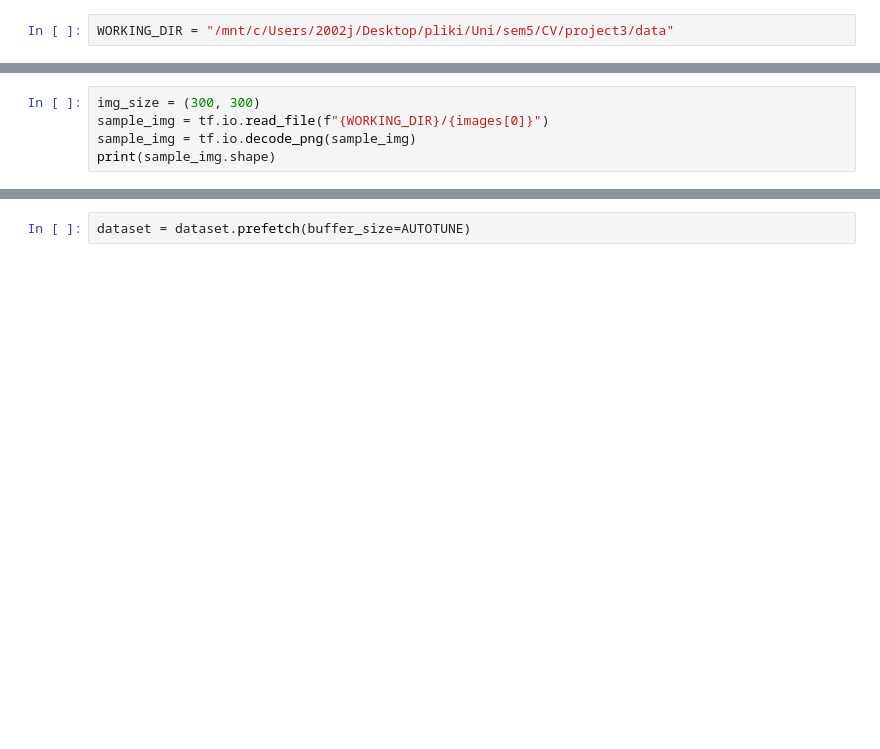
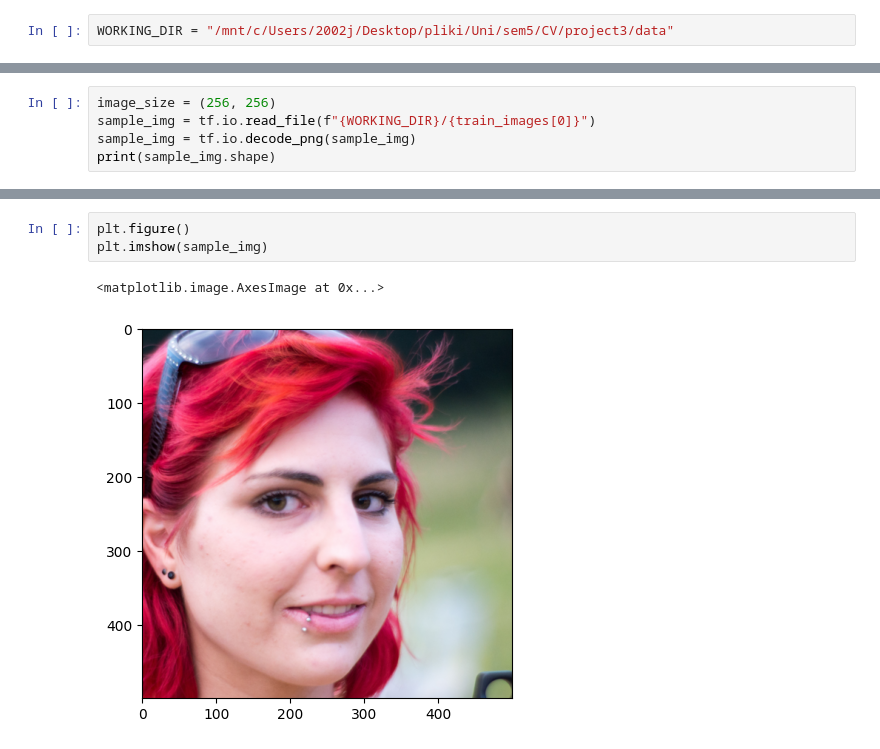
Before and after one commit to 2002jan/put-cv-project3, a Jupyter notebook: project.ipynb, the cells around one changed output, grey strips where cells are left out. Saved outputs shown, nothing was run; the diff lists cells and outputs as text; blank space fills up the shorter version.

```diff
--- a/project.ipynb
+++ b/project.ipynb
@@ -20,6 +40,6 @@ train_images = images[:1000]
 # %%
-img_size = (300, 300)
-sample_img = tf.io.read_file(f"{WORKING_DIR}/{images[0]}")
+image_size = (256, 256)
+sample_img = tf.io.read_file(f"{WORKING_DIR}/{train_images[0]}")
 sample_img = tf.io.decode_png(sample_img)
 print(sample_img.shape)
 # %% [output]
@@ -27,2 +62,6 @@ print(sample_img.shape)
-# %%
-dataset = dataset.prefetch(buffer_size=AUTOTUNE)
+# %%
+plt.figure()
+plt.imshow(sample_img)
+# %% [output]
+<matplotlib.image.AxesImage at 0x...>
+[figure, added]
```
Also changed, not shown: parts of 15 cells of this notebook, 1 other file.
